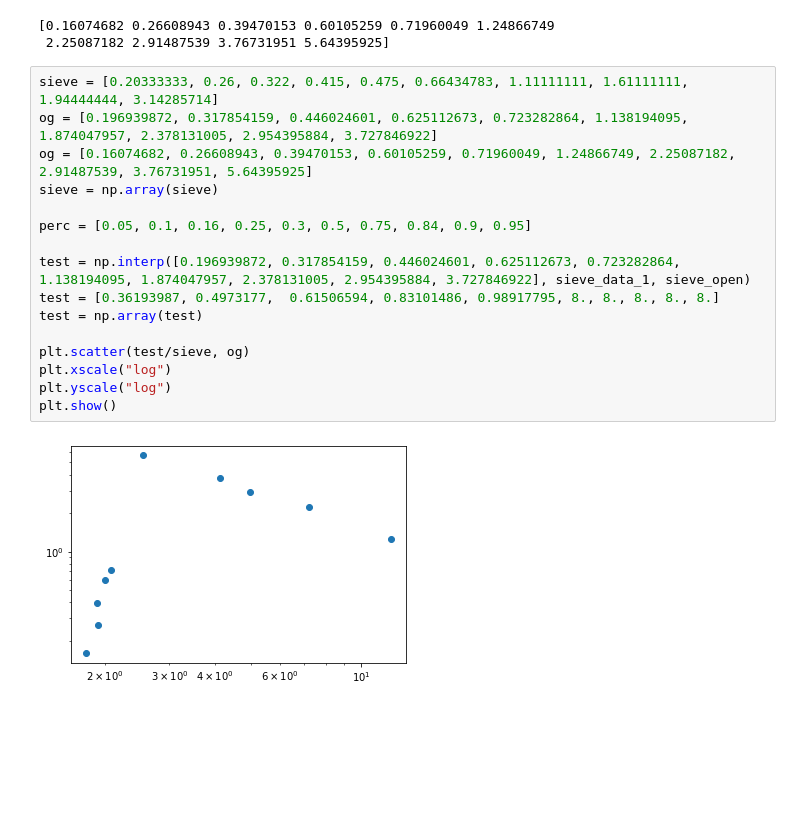
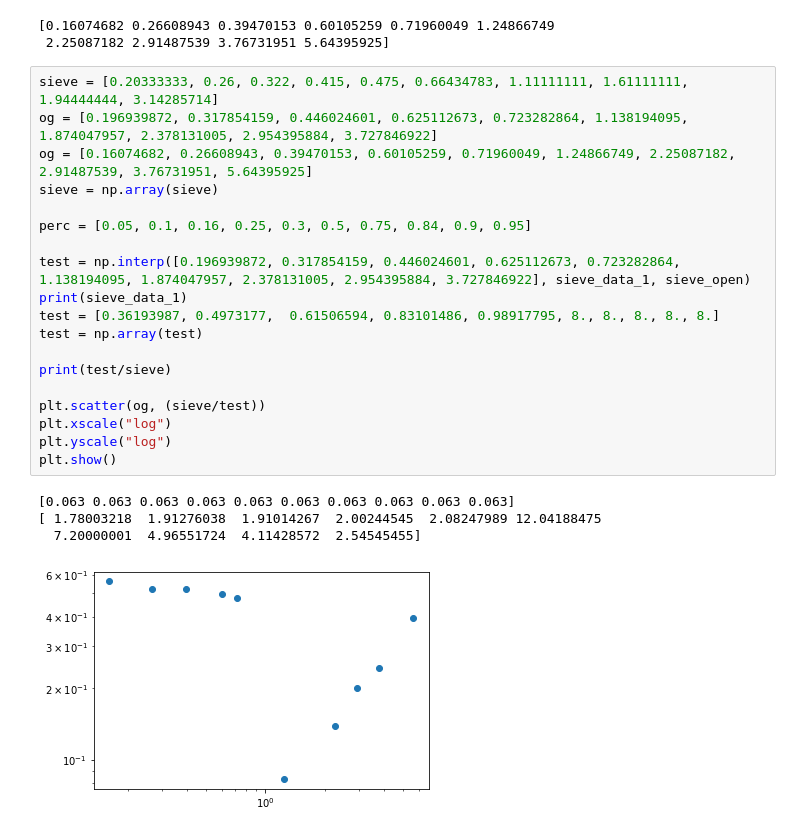
Before and after one commit to CasperFBakker/pyDGS-GUI, a Jupyter notebook: pyDGS Jupyter/dgs_loc1.ipynb, the cells around one changed output. Drawn from its saved outputs; the diff is of its cells as text; blank space fills up the shorter version.

```diff
--- a/pyDGS Jupyter/dgs_loc1.ipynb
+++ b/pyDGS Jupyter/dgs_loc1.ipynb
@@ -444,18 +447,24 @@ print(pd_T)
 # %%
 sieve = [0.20333333, 0.26, 0.322, 0.415, 0.475, 0.66434783, 1.11111111, 1.61111111, 1.94444444, 3.14285714]
 og = [0.196939872, 0.317854159, 0.446024601, 0.625112673, 0.723282864, 1.138194095, 1.874047957, 2.378131005, 2.954395884, 3.727846922]
 og = [0.16074682, 0.26608943, 0.39470153, 0.60105259, 0.71960049, 1.24866749, 2.25087182, 2.91487539, 3.76731951, 5.64395925]
 sieve = np.array(sieve)
 
 perc = [0.05, 0.1, 0.16, 0.25, 0.3, 0.5, 0.75, 0.84, 0.9, 0.95]
 
 test = np.interp([0.196939872, 0.317854159, 0.446024601, 0.625112673, 0.723282864, 1.138194095, 1.874047957, 2.378131005, 2.954395884, 3.727846922], sieve_data_1, sieve_open)
+print(sieve_data_1)
 test = [0.36193987, 0.4973177,  0.61506594, 0.83101486, 0.98917795, 8., 8., 8., 8., 8.]
 test = np.array(test)
 
-plt.scatter(test/sieve, og)
+print(test/sieve)
+
+plt.scatter(og, (sieve/test))
 plt.xscale("log")
 plt.yscale("log")
 plt.show()
 # %% [output]
+[0.063 0.063 0.063 0.063 0.063 0.063 0.063 0.063 0.063 0.063]
+[ 1.78003218  1.91276038  1.91014267  2.00244545  2.08247989 12.04188475
+  7.20000001  4.96551724  4.11428572  2.54545455]
-[figure, old version]
+[figure, new version]
```
Also changed, not shown: parts of 2 cells of this notebook.
